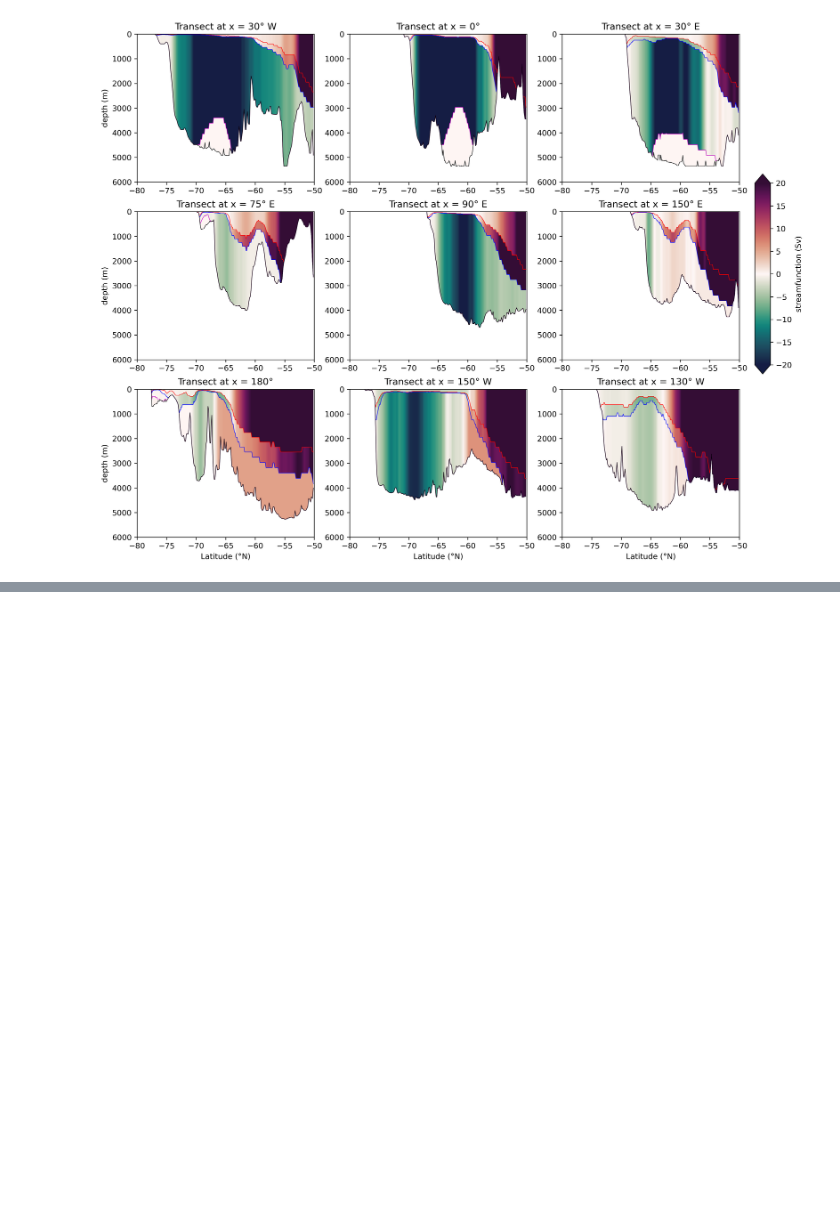
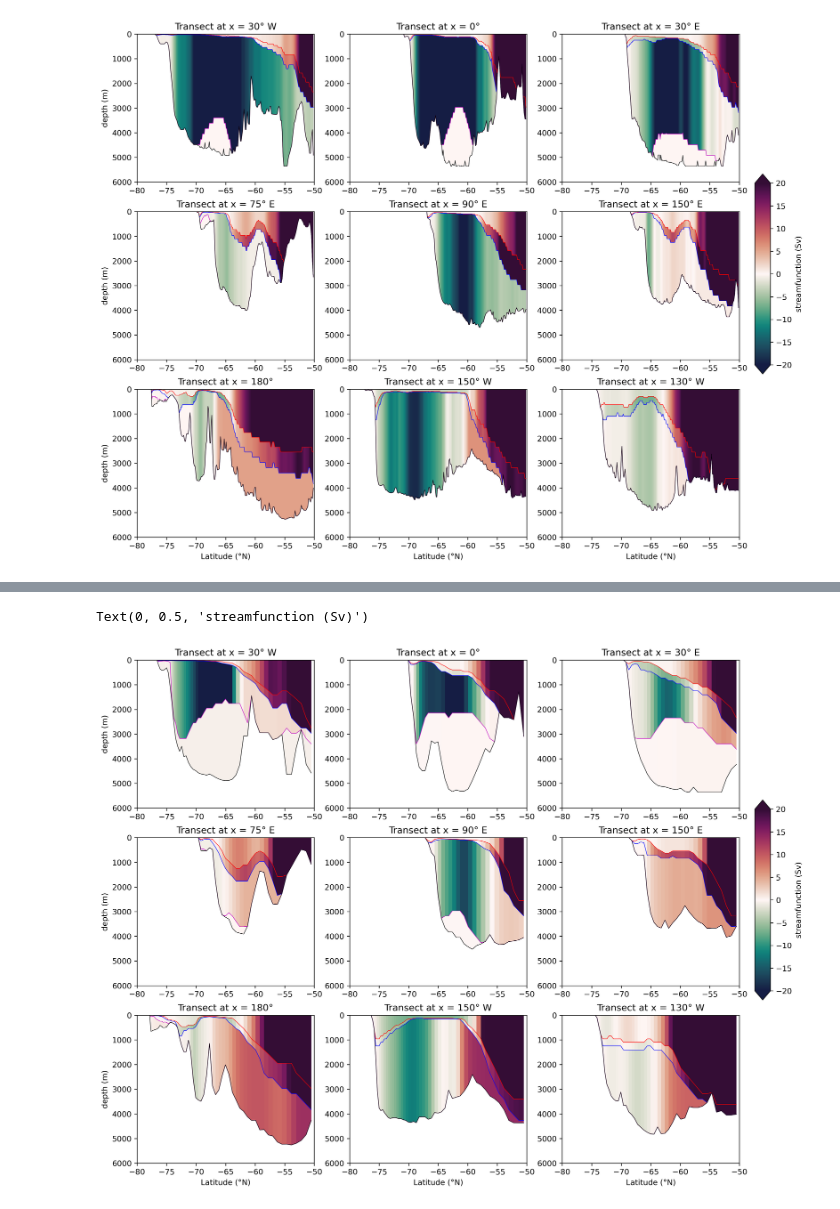
Before and after one commit to Hangyum/111, a Jupyter notebook: OM2 vertical distribution.ipynb, the cells around one changed output, grey strips where cells are left out. Cells and saved outputs as stored; diff of their text form; code cells hidden in the pictures; blank space fills up the shorter version.

```diff
--- a/OM2 vertical distribution.ipynb
+++ b/OM2 vertical distribution.ipynb
@@ -790,6 +790,6 @@ Text(0, 0.5, 'streamfunction (Sv)')
 # %%
 # load umo and rho
-umo = cc.querying.getvar('1deg_jra55_ryf9091_gadi','tx_trans_rho', session, start_time=start_time, end_time=end_time).sel(time = slice(start_time,end_time))
-rho = cc.querying.getvar('1deg_jra55_ryf9091_gadi','pot_rho_2',session,start_time=start_time, end_time=end_time).sel(time = slice(start_time,end_time))
+umo = cc.querying.getvar('1deg_jra55v13_iaf_spinup1_B1','tx_trans_rho', session, start_time=start_time, end_time=end_time).sel(time = slice(start_time,end_time))
+rho = cc.querying.getvar('1deg_jra55v13_iaf_spinup1_B1','pot_rho_2',session,start_time=start_time, end_time=end_time).sel(time = slice(start_time,end_time))
 #dz
-dz = cc.querying.getvar('1deg_jra55_ryf9091_gadi','dzt', session, start_time=start_time, end_time=end_time).sel(time = slice(start_time,end_time))
+dz = cc.querying.getvar('1deg_jra55v13_iaf_spinup1_B1','dzt', session, start_time=start_time, end_time=end_time).sel(time = slice(start_time,end_time))
@@ -1028,9 +1054,9 @@ fluxes9 = np.stack([flux1.sel(grid_xu_ocean=x9,method='nearest').values,
 plt.figure(figsize=(14,12),dpi = 300)
 # 30W
 plt.subplot(3,3,1)
-p1 = plt.pcolor(flux1.yh.values,depth1,fluxes1[:,1:],shading='flat',vmin=-20,vmax=20,cmap=cm.cm.curl)
+p1 = plt.pcolor(flux1.grid_yt_ocean.values,depth1,fluxes1[:,1:],shading='flat',vmin=-20,vmax=20,cmap=cm.cm.curl)
 for ii in range(5):
-    contours=plt.plot(flux1.yh.values,depth1[ii,:],color = c[ii],label=label[ii],linewidth = 0.6)
+    contours=plt.plot(flux1.grid_yt_ocean.values,depth1[ii,:],color = c[ii],label=label[ii],linewidth = 0.6)
 plt.ylim(0,6000)
 plt.gca().invert_yaxis()
 plt.title('Transect at x = 30° W')
@@ -1041,9 +1067,9 @@ plt.ylabel('depth (m)')
 
 # 0
 plt.subplot(3,3,2)
-p1 = plt.pcolor(flux1.yh.values,depth2,fluxes2[:,1:],shading='flat',vmin=-20,vmax=20,cmap=cm.cm.curl)
+p1 = plt.pcolor(flux1.grid_yt_ocean.values,depth2,fluxes2[:,1:],shading='flat',vmin=-20,vmax=20,cmap=cm.cm.curl)
 for ii in range(5):
-    contours=plt.plot(flux1.yh.values,depth2[ii,:],color = c[ii],label=label[ii],linewidth = 0.6)
+    contours=plt.plot(flux1.grid_yt_ocean.values,depth2[ii,:],color = c[ii],label=label[ii],linewidth = 0.6)
 plt.ylim(0,6000)
 plt.gca().invert_yaxis()
 plt.title('Transect at x = 0°')
@@ -1052,9 +1078,9 @@ plt.xlim(-80,-50)
 
 # 30E
 plt.subplot(3,3,3)
-p1 = plt.pcolor(flux1.yh.values,depth3,fluxes3[:,1:],shading='flat',vmin=-20,vmax=20,cmap=cm.cm.curl)
+p1 = plt.pcolor(flux1.grid_yt_ocean.values,depth3,fluxes3[:,1:],shading='flat',vmin=-20,vmax=20,cmap=cm.cm.curl)
 for ii in range(5):
-    contours=plt.plot(flux1.yh.values,depth3[ii,:],color = c[ii],label=label[ii],linewidth = 0.6)
+    contours=plt.plot(flux1.grid_yt_ocean.values,depth3[ii,:],color = c[ii],label=label[ii],linewidth = 0.6)
 plt.ylim(0,6000)
 plt.gca().invert_yaxis()
 plt.title('Transect at x = 30° E')
@@ -1063,9 +1089,9 @@ plt.xlim(-80,-50)
 
 # 75E
 plt.subplot(3,3,4)
-p1 = plt.pcolor(flux1.yh.values,depth4,fluxes4[:,1:],shading='flat',vmin=-20,vmax=20,cmap=cm.cm.curl)
+p1 = plt.pcolor(flux1.grid_yt_ocean.values,depth4,fluxes4[:,1:],shading='flat',vmin=-20,vmax=20,cmap=cm.cm.curl)
 for ii in range(5):
-    contours=plt.plot(flux1.yh.values,depth4[ii,:],color = c[ii],label=label[ii],linewidth = 0.6)
+    contours=plt.plot(flux1.grid_yt_ocean.values,depth4[ii,:],color = c[ii],label=label[ii],linewidth = 0.6)
 plt.ylim(0,6000)
 plt.gca().invert_yaxis()
 plt.title('Transect at x = 75° E')
@@ -1075,9 +1101,9 @@ plt.ylabel('depth (m)')
 
 # 90E
 plt.subplot(3,3,5)
-p1 = plt.pcolor(flux1.yh.values,depth5,fluxes5[:,1:],shading='flat',vmin=-20,vmax=20,cmap=cm.cm.curl)
+p1 = plt.pcolor(flux1.grid_yt_ocean.values,depth5,fluxes5[:,1:],shading='flat',vmin=-20,vmax=20,cmap=cm.cm.curl)
 for ii in range(5):
-    contours=plt.plot(flux1.yh.values,depth5[ii,:],color = c[ii],label=label[ii],linewidth = 0.6)
+    contours=plt.plot(flux1.grid_yt_ocean.values,depth5[ii,:],color = c[ii],label=label[ii],linewidth = 0.6)
 plt.ylim(0,6000)
 plt.gca().invert_yaxis()
 plt.title('Transect at x = 90° E')
@@ -1085,9 +1111,9 @@ plt.xlim(-80,-50)
 
 # 150E
 plt.subplot(3,3,6)
-p1 = plt.pcolor(flux1.yh.values,depth6,fluxes6[:,1:],shading='flat',vmin=-20,vmax=20,cmap=cm.cm.curl)
+p1 = plt.pcolor(flux1.grid_yt_ocean.values,depth6,fluxes6[:,1:],shading='flat',vmin=-20,vmax=20,cmap=cm.cm.curl)
 for ii in range(5):
-    contours=plt.plot(flux1.yh.values,depth6[ii,:],color = c[ii],label=label[ii],linewidth = 0.6)
+    contours=plt.plot(flux1.grid_yt_ocean.values,depth6[ii,:],color = c[ii],label=label[ii],linewidth = 0.6)
 plt.ylim(0,6000)
 plt.gca().invert_yaxis()
 plt.title('Transect at x = 150° E')
@@ -1096,39 +1122,42 @@ plt.xlim(-80,-50)
 
 # 180
 plt.subplot(3,3,7)
-p1 = plt.pcolor(flux1.yh.values,depth7,fluxes7[:,1:],shading='flat',vmin=-20,vmax=20,cmap=cm.cm.curl)
+p1 = plt.pcolor(flux1.grid_yt_ocean.values,depth7,fluxes7[:,1:],shading='flat',vmin=-20,vmax=20,cmap=cm.cm.curl)
 for ii in range(5):
-    contours=plt.plot(flux1.yh.values,depth7[ii,:],color = c[ii],label=label[ii],linewidth = 0.6)
+    contours=plt.plot(flux1.grid_yt_ocean.values,depth7[ii,:],color = c[ii],label=label[ii],linewidth = 0.6)
 plt.ylim(0,6000)
 plt.gca().invert_yaxis()
 plt.title('Transect at x = 180°')
 plt.xlim(-80,-50)
 plt.ylabel('depth (m)')
 plt.xlabel('Latitude (°N)')
 
 # 150W
 plt.subplot(3,3,8)
-p1 = plt.pcolor(flux1.yh.values,depth8,fluxes8[:,1:],shading='flat',vmin=-20,vmax=20,cmap=cm.cm.curl)
+p1 = plt.pcolor(flux1.grid_yt_ocean.values,depth8,fluxes8[:,1:],shading='flat',vmin=-20,vmax=20,cmap=cm.cm.curl)
 for ii in range(5):
-    contours=plt.plot(flux1.yh.values,depth8[ii,:],color = c[ii],label=label[ii],linewidth = 0.6)
+    contours=plt.plot(flux1.grid_yt_ocean.values,depth8[ii,:],color = c[ii],label=label[ii],linewidth = 0.6)
 plt.ylim(0,6000)
 plt.gca().invert_yaxis()
 plt.title('Transect at x = 150° W')
 plt.xlim(-80,-50)
 plt.xlabel('Latitude (°N)')
 
 # 130W
 plt.subplot(3,3,9)
-p1 = plt.pcolor(flux1.yh.values,depth9,fluxes9[:,1:],shading='flat',vmin=-20,vmax=20,cmap=cm.cm.curl)
+p1 = plt.pcolor(flux1.grid_yt_ocean.values,depth9,fluxes9[:,1:],shading='flat',vmin=-20,vmax=20,cmap=cm.cm.curl)
 for ii in range(5):
-    contours=plt.plot(flux1.yh.values,depth9[ii,:],color = c[ii],label=label[ii],linewidth = 0.6)
+    contours=plt.plot(flux1.grid_yt_ocean.values,depth9[ii,:],color = c[ii],label=label[ii],linewidth = 0.6)
 plt.ylim(0,6000)
 plt.gca().invert_yaxis()
 plt.title('Transect at x = 130° W')
 plt.xlim(-80,-50)
 plt.xlabel('Latitude (°N)')
 
 # add colorbar
 ax = plt.axes([0.92, 0.37, 0.02, 0.3])
 cb = plt.colorbar(p1, cax=ax, orientation='vertical',extend = 'both')
 cb.ax.set_ylabel('streamfunction (Sv)')
+# %% [output]
+Text(0, 0.5, 'streamfunction (Sv)')
+[figure, added]
```
Also changed, not shown: parts of 3 cells of this notebook.
